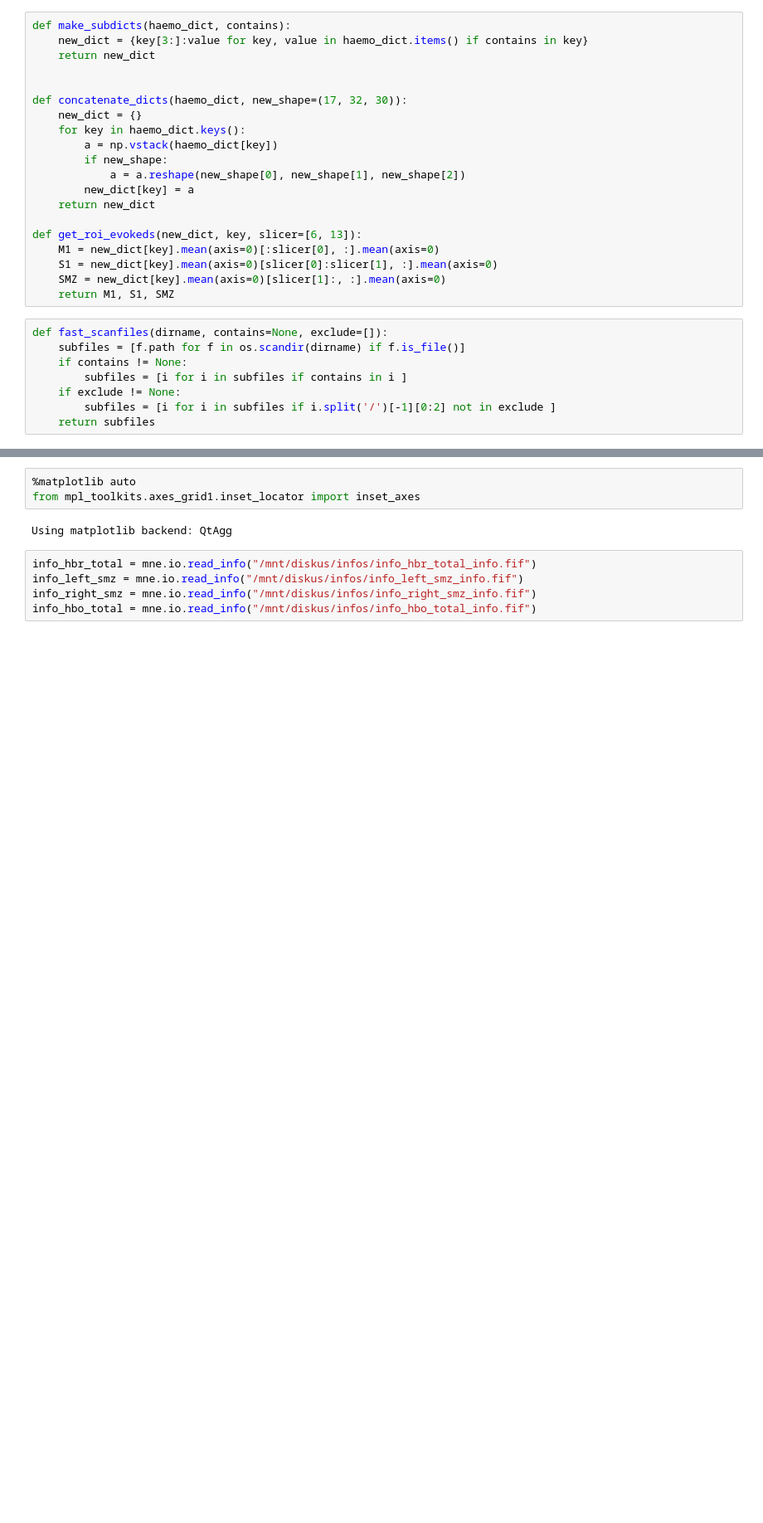
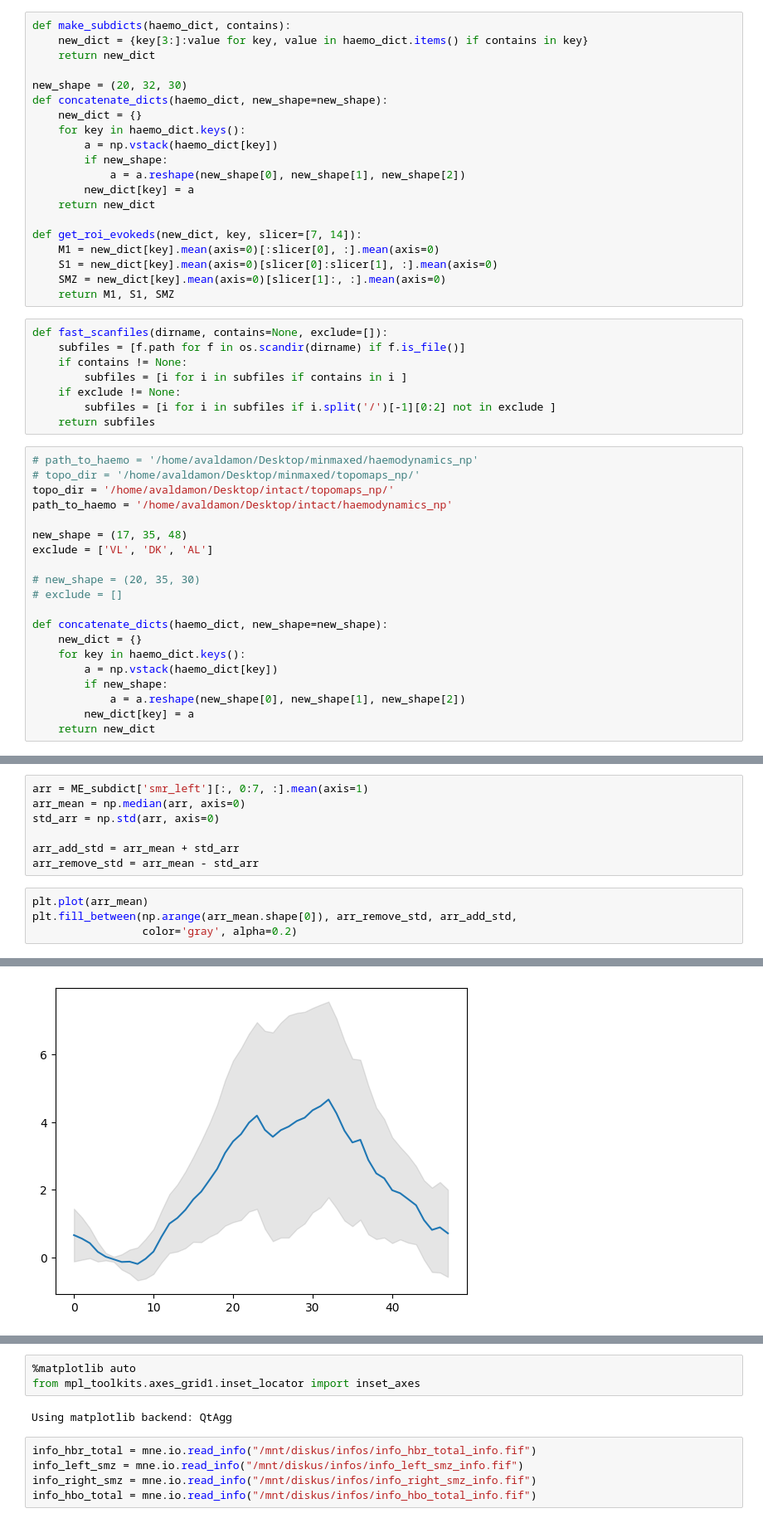
Before and after one commit to pius-desiderius/fnirs-data-analysis, a Jupyter notebook: make_average_plots.ipynb, the cells around one changed output, grey strips where cells are left out. Shown at 83% size. Saved outputs shown, nothing was run; the diff lists cells and outputs as text; blank space fills up the shorter version.

```diff
--- a/make_average_plots.ipynb
+++ b/make_average_plots.ipynb
@@ -90,8 +94,8 @@ def make_subdicts(haemo_dict, contains):
     new_dict = {key[3:]:value for key, value in haemo_dict.items() if contains in key}
     return new_dict
 
-
-def concatenate_dicts(haemo_dict, new_shape=(17, 32, 30)):
+new_shape = (20, 32, 30)
+def concatenate_dicts(haemo_dict, new_shape=new_shape):
     new_dict = {}
     for key in haemo_dict.keys():
         a = np.vstack(haemo_dict[key])
@@ -100,7 +104,7 @@ def concatenate_dicts(haemo_dict, new_shape=(17, 32, 30)):
         new_dict[key] = a
     return new_dict
 
-def get_roi_evokeds(new_dict, key, slicer=[6, 13]):
+def get_roi_evokeds(new_dict, key, slicer=[7, 14]):
     M1 = new_dict[key].mean(axis=0)[:slicer[0], :].mean(axis=0)
     S1 = new_dict[key].mean(axis=0)[slicer[0]:slicer[1], :].mean(axis=0)
     SMZ = new_dict[key].mean(axis=0)[slicer[1]:, :].mean(axis=0)
@@ -113,4 +117,24 @@ def fast_scanfiles(dirname, contains=None, exclude=[]):
     if exclude != None:
         subfiles = [i for i in subfiles if i.split('/')[-1][0:2] not in exclude ]
     return subfiles
+# %%
+# path_to_haemo = '/home/avaldamon/Desktop/minmaxed/haemodynamics_np'
+# topo_dir = '/home/avaldamon/Desktop/minmaxed/topomaps_np/'
+topo_dir = '/home/avaldamon/Desktop/intact/topomaps_np/'
+path_to_haemo = '/home/avaldamon/Desktop/intact/haemodynamics_np'
+
+new_shape = (17, 35, 48)
+exclude = ['VL', 'DK', 'AL']
+
+# new_shape = (20, 35, 30)
+# exclude = []
+
+def concatenate_dicts(haemo_dict, new_shape=new_shape):
+    new_dict = {}
+    for key in haemo_dict.keys():
+        a = np.vstack(haemo_dict[key])
+        if new_shape:
+            a = a.reshape(new_shape[0], new_shape[1], new_shape[2])
+        new_dict[key] = a
+    return new_dict
 # %%
@@ -197,2 +216,14 @@ SA_topo = [np.load(i) for i in fast_scanfiles(topo_dir,
 )
 huh = concatenate_dicts(topo_dict, new_shape=None)
+# %%
+arr = ME_subdict['smr_left'][:, 0:7, :].mean(axis=1)
+arr_mean = np.median(arr, axis=0)
+std_arr = np.std(arr, axis=0)
+
+arr_add_std = arr_mean + std_arr
+arr_remove_std = arr_mean - std_arr
+# %%
+plt.plot(arr_mean)
+plt.fill_between(np.arange(arr_mean.shape[0]), arr_remove_std, arr_add_std,
+                 color='gray', alpha=0.2)
+# %% [output]
@@ -198,0 +231 @@ huh = concatenate_dicts(topo_dict, new_shape=None)
+[figure, added]
```
Also changed, not shown: parts of 32 cells of this notebook, 2 other files.
